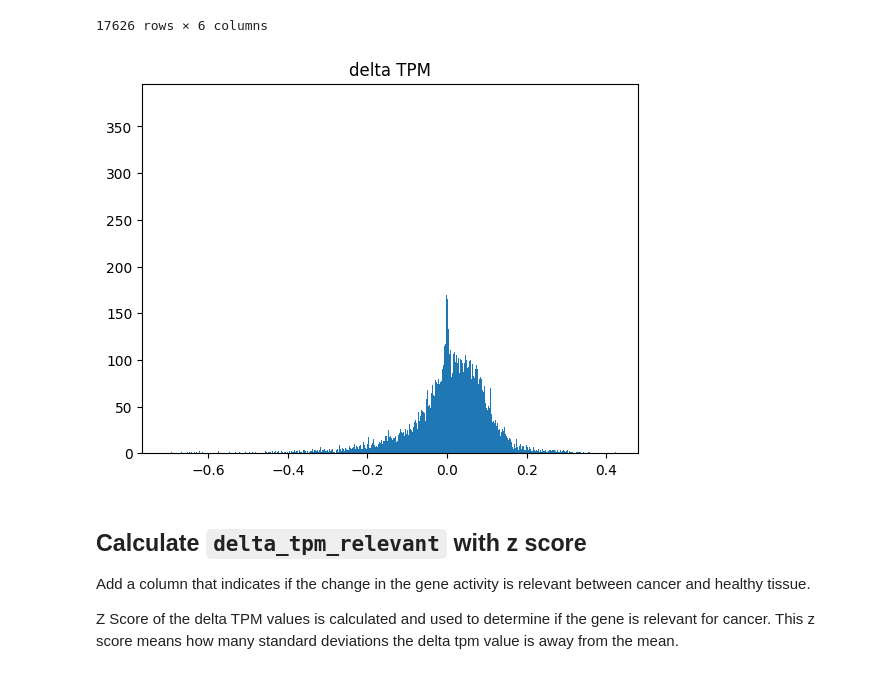
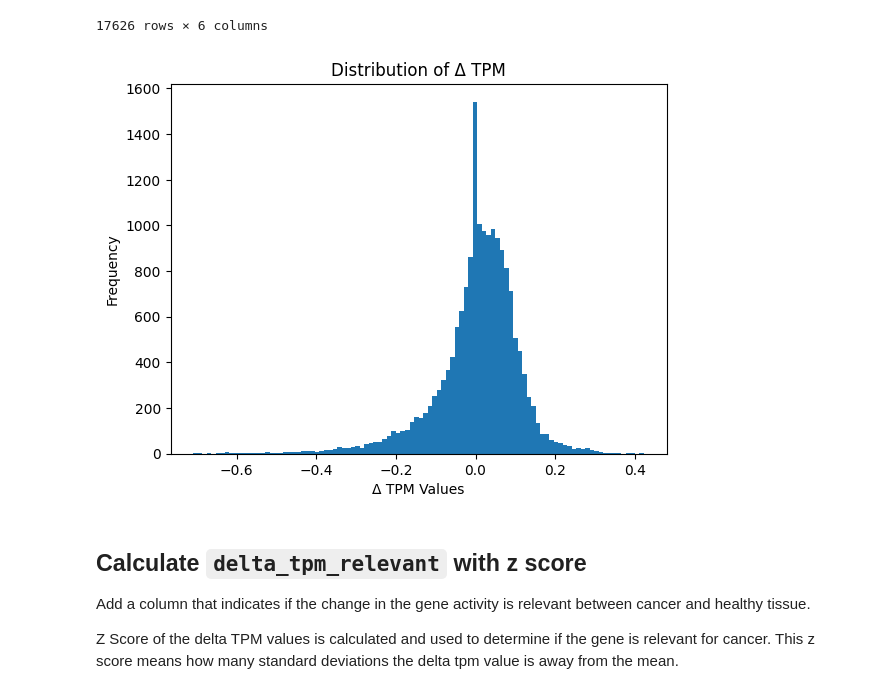
Before and after one commit to SiBergmann/gene_activity_in_lung_cancer, a Jupyter notebook: code/gene_nodes.ipynb, the cells around one changed output. Saved outputs shown, nothing was run; the diff lists cells and outputs as text; code cells hidden in the pictures.

```diff
--- a/code/gene_nodes.ipynb
+++ b/code/gene_nodes.ipynb
@@ -176,8 +157,12 @@ df_nodes_genes
 | 32864 | ZZZ3 | ENSG00000036549 | 0.218001 | 0.312436 | 0.094435 | increase |
 17626 rows × 6 columns
 # %%
-plt.hist(df_nodes_genes['delta tpm'], bins=1000)
-plt.title('delta TPM')
+plt.hist(df_nodes_genes['delta tpm'], bins=100)
+plt.title('Distribution of Δ TPM')
+plt.xlabel('Δ TPM Values')
+plt.ylabel('Frequency')
+
+plt.savefig('../tex/figures/03_02_delta_tpm.png')
 plt.show()
 # %% [output]
-[figure, old version]
+[figure, new version]
```
Also changed, not shown: parts of 13 cells of this notebook, 4 other files.
